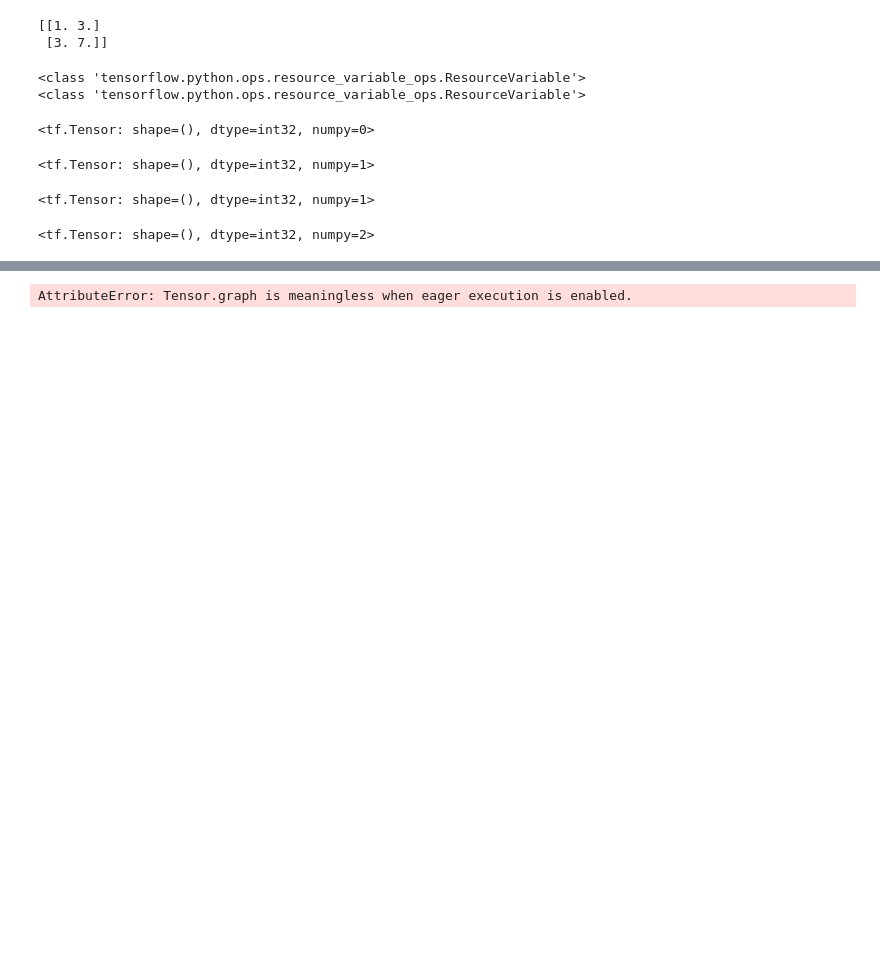
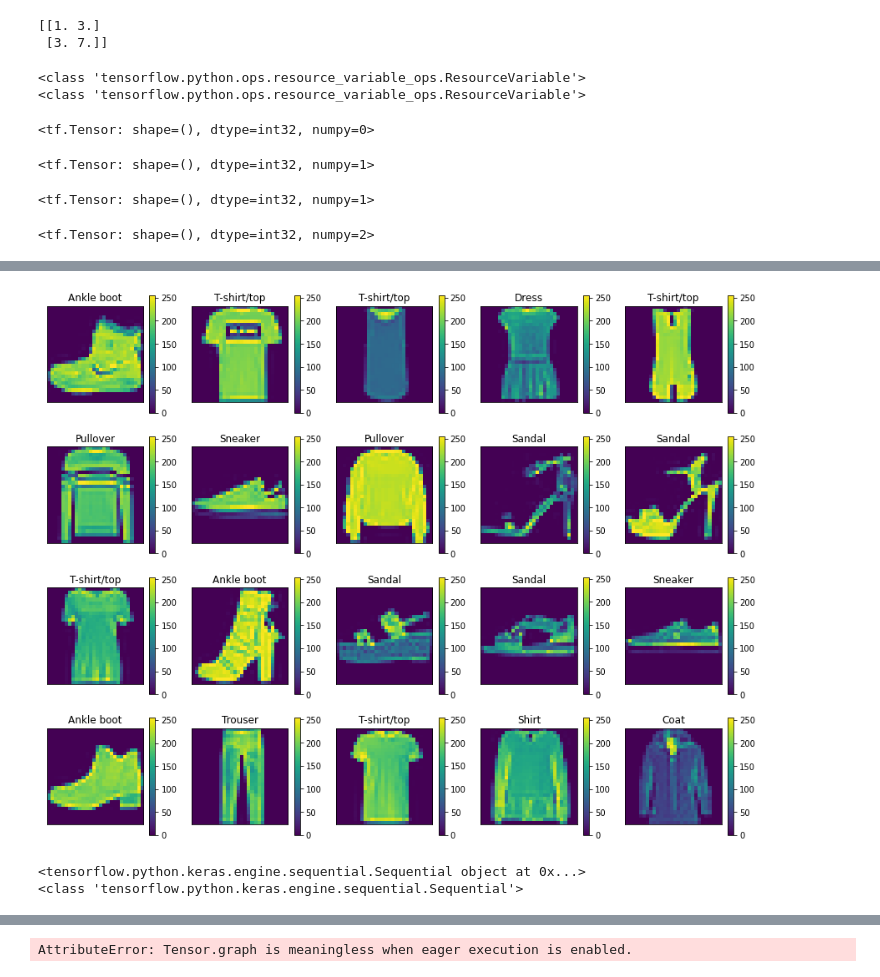
Before and after one commit to RohitDhankar/tensor_2020, a Jupyter notebook: tf_test_1.ipynb, the cells around one changed output, grey strips where cells are left out. Saved outputs shown, nothing was run; the diff lists cells and outputs as text; code cells hidden in the pictures; blank space fills up the shorter version.

Commit message:
keras_1

```diff
--- a/tf_test_1.ipynb
+++ b/tf_test_1.ipynb
@@ -103,0 +125,32 @@ print(train_labels.shape)
+# %%
+plt.figure(figsize=(15,15))
+for i in range(0,20):
+    plt.subplot(5,5, i+1)
+    plt.imshow(train_images[i] )
+    plt.title( labels[train_labels[i]])
+    plt.xticks([])
+    plt.yticks([])
+    plt.colorbar()
+    plt.grid(False)
+plt.show()
+# %% [output]
+[figure, added]
+# %%
+model = keras.Sequential([
+    keras.layers.Flatten(input_shape = (28,28)), # Line up all - Image Pixel intensity , Value Rows - into One Long vector
+    #keras.layers.Dense(128, activation=tf.nn.relu), ## Can Add Another Hidden Layer
+    keras.layers.Dense(128, activation=tf.nn.relu), # Dense layer - 1st Layer of 128 Neurons - with 'relu' Activation Function
+    keras.layers.Dense(10, activation=tf.nn.softmax) # Dense layer -2nd and last Layer of 10 Neurons - 'softmax' Activation Function
+    ])
+
+# Within ML there is an issue with - Memorization(OverFitting) and Generalization (Patterns recognized well but No OverFitting)
+# Smaller Networks will have less chance of OverFitting - as they will have less opportunity to Memorize our Training Data
+
+# Softmax layer- is a Probability Distribution- over all Classes- that an image could be classified as,here images can be classified into 10 Pre-defnined Labels.
+# Mostly all internal layers can have RELU as the Activation Function.
+
+print(model) ##<tensorflow.python.keras.engine.sequential.Sequential object at 0x7f4199793400>
+print(type(model)) ## <class 'tensorflow.python.keras.engine.sequential.Sequential'>
+# %% [output]
+<tensorflow.python.keras.engine.sequential.Sequential object at 0x...>
+<class 'tensorflow.python.keras.engine.sequential.Sequential'>
```
Also changed, not shown: parts of 10 cells of this notebook.
